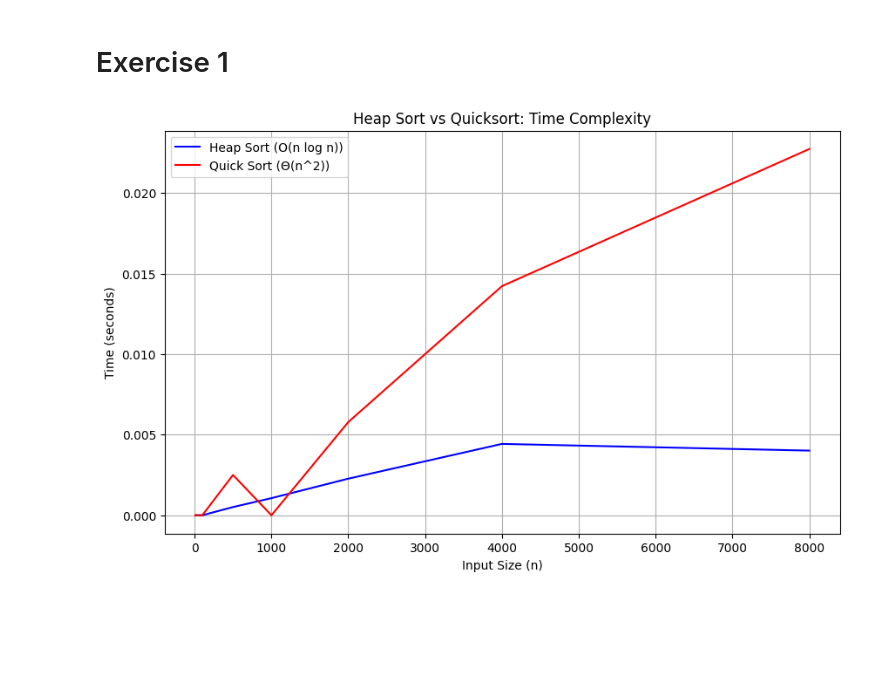
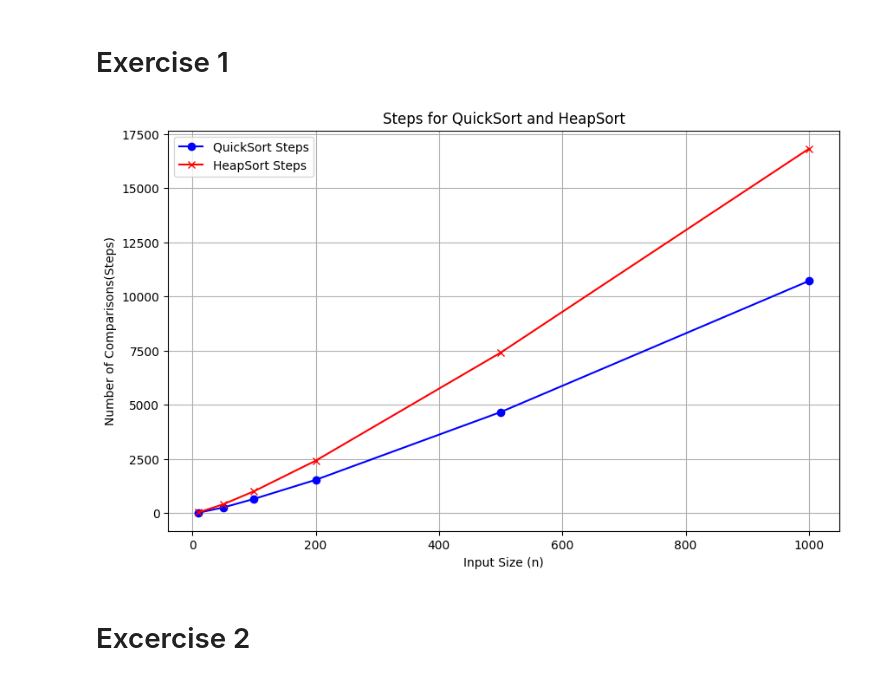
Before and after one commit to StianVR/DAT600-assignments, a Jupyter notebook: lab1/lab1.ipynb, the cells around one changed output. Cells and saved outputs as stored; diff of their text form; code cells hidden in the pictures; blank space fills up the shorter version.

```diff
--- a/lab1/lab1.ipynb
+++ b/lab1/lab1.ipynb
@@ -39,24 +2,0 @@ def measure_quick_sort(n):
-# %%
-# Plotting of excercise 1
-sizes = [10, 50, 100, 500, 1000, 2000, 4000, 8000]
-heap_times = []
-quick_times = []
-
-for size in sizes:
-    heap_time = measure_heap_sort(size)
-    quick_time = measure_quick_sort(size)
-    heap_times.append(heap_time)
-    quick_times.append(quick_time)
-
-# Plot the results
-plt.figure(figsize=(10, 6))
-plt.plot(sizes, heap_times, label="Heap Sort (O(n log n))", color='blue')
-plt.plot(sizes, quick_times, label="Quick Sort (Θ(n^2))", color='red')
-plt.xlabel('Input Size (n)')
-plt.ylabel('Time (seconds)')
-plt.title('Heap Sort vs Quicksort: Time Complexity')
-plt.legend()
-plt.grid(True)
-plt.show()
-# %% [output]
-[figure, removed]
@@ -62,0 +79,37 @@ plt.show()
+# %%
+sizes = [10, 50, 100, 200, 500, 1000]
+
+# Initialize lists to store comparisons for both algorithms
+comparisons_qs = []
+comparisons_hs = []
+
+# Collect data for QuickSort
+for size in sizes:
+    arr = [random.randint(1, 10000) for _ in range(size)]
+    quick_sorter = QuickSortWithSteps()
+    quick_sorter.quick_sort(arr, 0, len(arr) - 1)
+    comp, _ = quick_sorter.get_step_counts()
+    comparisons_qs.append(comp)
+
+# Collect data for HeapSort
+for size in sizes:
+    arr = [random.randint(1, 10000) for _ in range(size)]
+    heap_sorter = HeapSortWithSteps()
+    heap_sorter.heap_sort(arr)
+    comp, _ = heap_sorter.get_step_counts()
+    comparisons_hs.append(comp)
+
+# Plot comparisons for QuickSort and HeapSort
+plt.figure(figsize=(10, 6))
+plt.plot(sizes, comparisons_qs, label="QuickSort Steps", color='blue', marker='o')
+plt.plot(sizes, comparisons_hs, label="HeapSort Steps", color='red', marker='x')
+plt.xlabel('Input Size (n)')
+plt.ylabel('Number of Comparisons(Steps)')
+plt.title('Steps for QuickSort and HeapSort')
+plt.legend()
+plt.grid(True)
+plt.show()
+# %% [output]
+[figure, added]
+# %% [markdown]
+# Excercise 2
```
Also changed, not shown: parts of 2 cells of this notebook.
